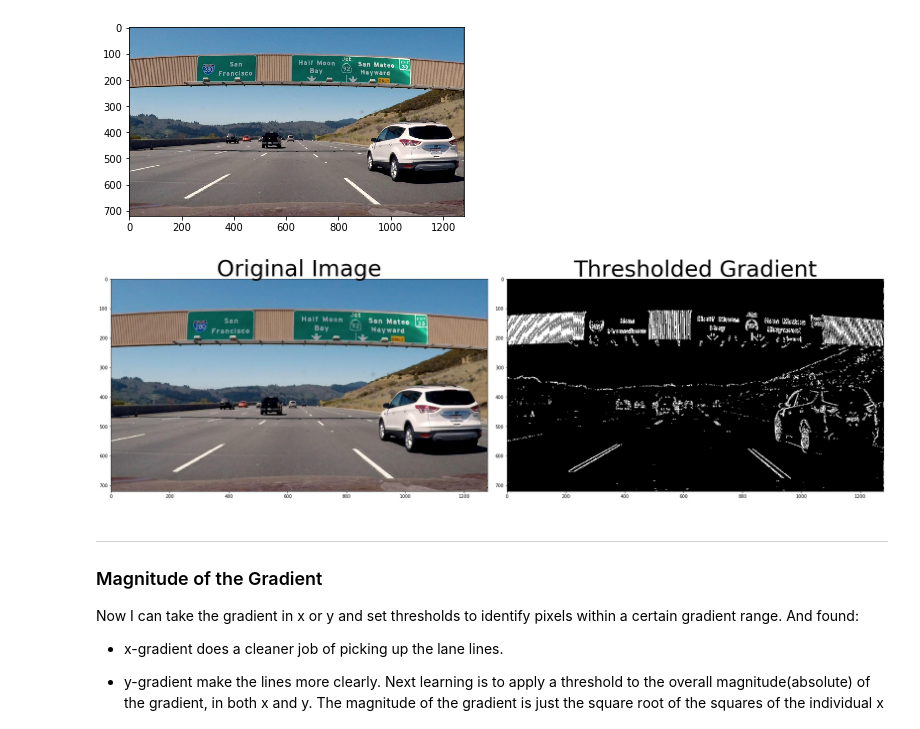
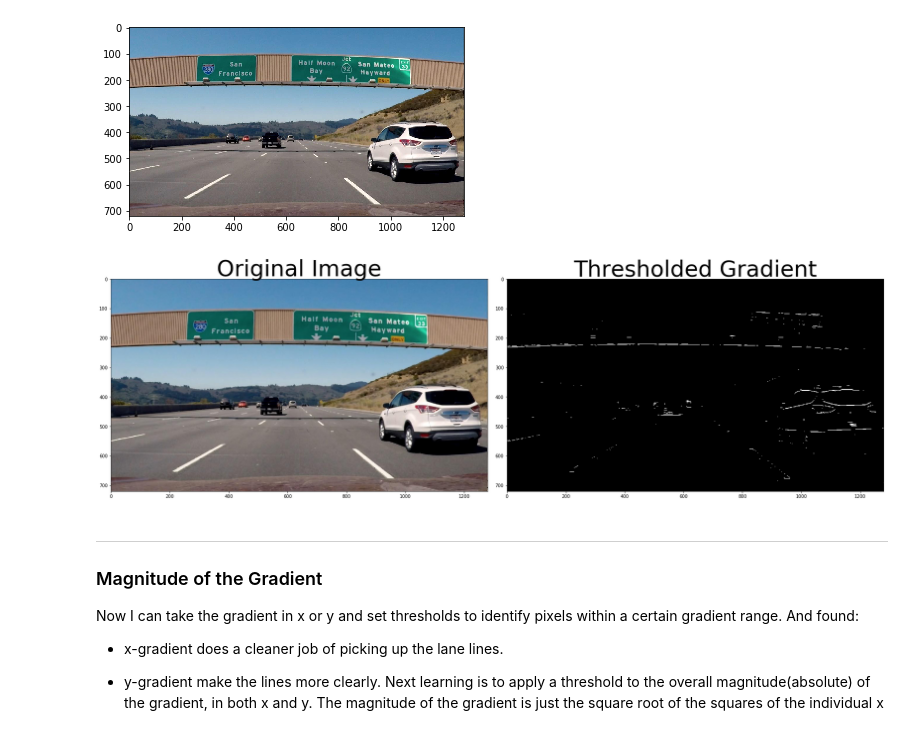
Before and after one commit to MasanaoMatsuda/tr-self-driving-cars, a Jupyter notebook: L7_Gradients&ColorSpaces.ipynb, the cells around one changed output. Cells and saved outputs as stored; diff of their text form; code cells hidden in the pictures.

```diff
--- a/L7_Gradients&ColorSpaces.ipynb
+++ b/L7_Gradients&ColorSpaces.ipynb
@@ -62,19 +62,19 @@ def abs_sobel_thresh(img, orient='x', thresh_min=20, thresh_max = 100):
     absolute = np.absolute(sobel)
     scaled_sobel = np.uint8(absolute*255/np.max(absolute))
     binary = np.zeros_like(scaled_sobel)
-    binary[(scaled_sobel > thresh_min) & (scaled_sobel < thresh_max)] = 1
+    binary[(scaled_sobel > thresh_min) & (scaled_sobel <= thresh_max)] = 1
     return binary
 # %%
-grad_binary = abs_sobel_thresh(image, orient='x', thresh_min=20, thresh_max=100)
+grad_binary = abs_sobel_thresh(image, orient='y', thresh_min=100, thresh_max=255)
 f, (ax1, ax2) = plt.subplots(1, 2, figsize=(24, 9))
 f.tight_layout()
 ax1.imshow(image)
 ax1.set_title('Original Image', fontsize=50)
 ax2.imshow(grad_binary, cmap='gray')
 ax2.set_title('Thresholded Gradient', fontsize=50)
 plt.subplots_adjust(left=0., right=1, top=0.9, bottom=0.)
 # %% [output]
-[figure, old version]
+[figure, new version]
 # %% [markdown]
 ---
 ### Magnitude of the Gradient
```
Also changed, not shown: parts of 7 cells of this notebook.
